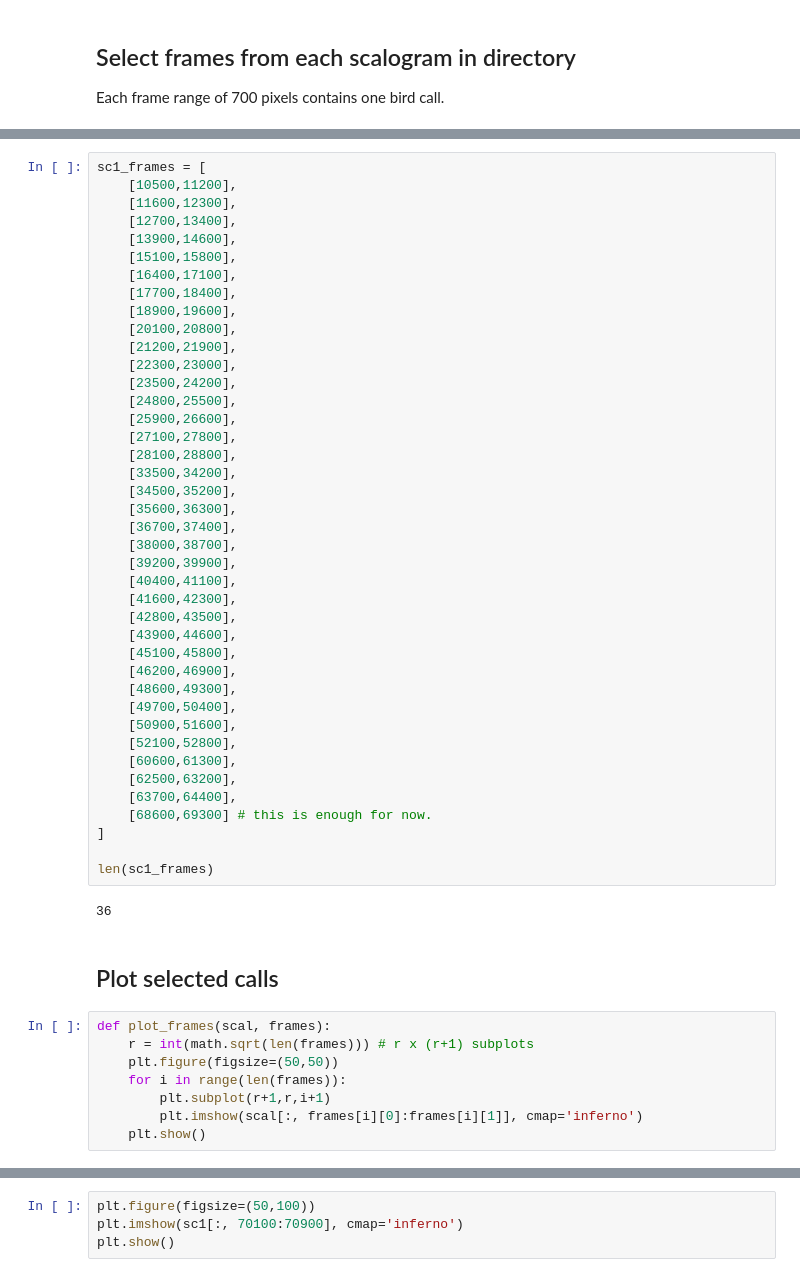
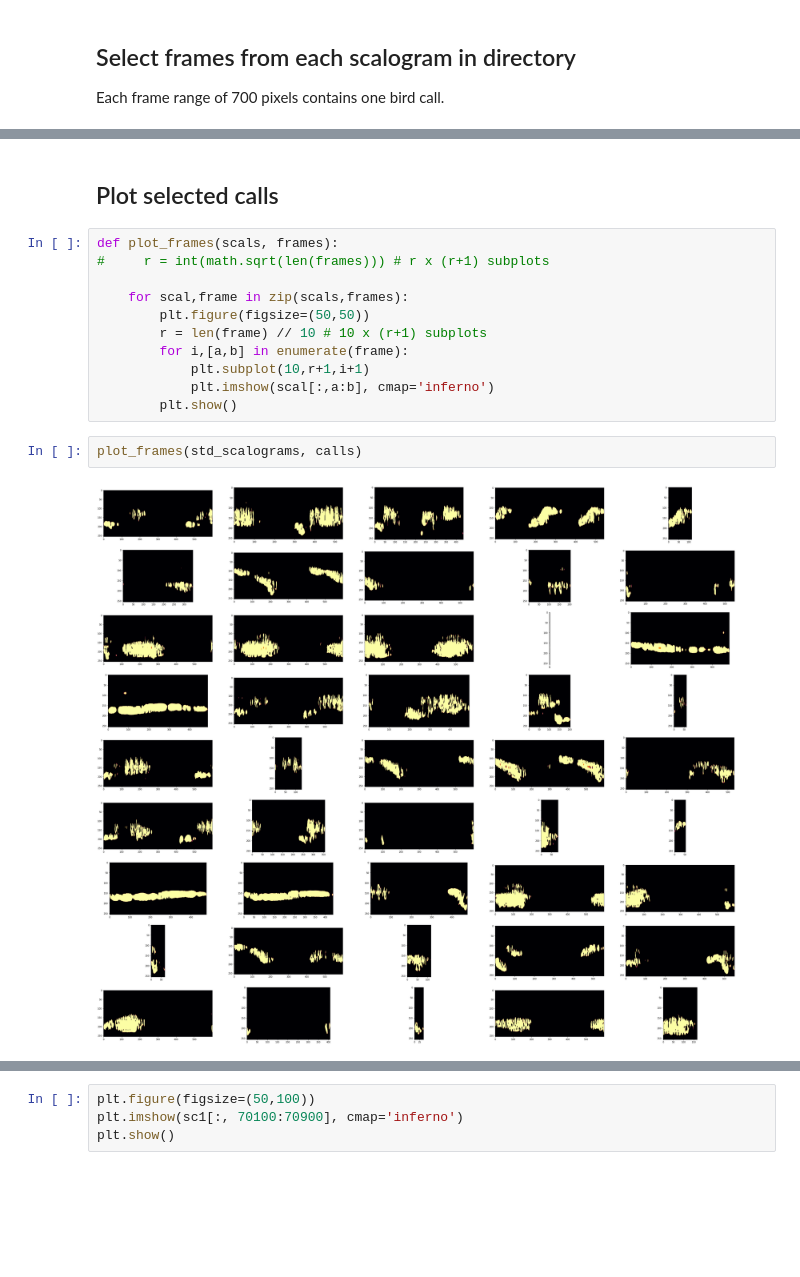
Before and after one commit to wsjung/ChirpGAN, a Jupyter notebook: birdgan.ipynb, the cells around one changed output, grey strips where cells are left out. Cells and saved outputs as stored; diff of their text form; blank space fills up the shorter version.

```diff
--- a/birdgan.ipynb
+++ b/birdgan.ipynb
@@ -128,53 +278,17 @@ len(sc0_frames)
-# %%
-sc1_frames = [
-    [10500,11200],
-    [11600,12300],
-    [12700,13400],
-    [13900,14600],
-    [15100,15800],
-    [16400,17100],
-    [17700,18400],
-    [18900,19600],
-    [20100,20800],
-    [21200,21900],
-    [22300,23000],
-    [23500,24200],
-    [24800,25500],
-    [25900,26600],
-    [27100,27800],
-    [28100,28800],
-    [33500,34200],
-    [34500,35200],
-    [35600,36300],
-    [36700,37400],
-    [38000,38700],
-    [39200,39900],
-    [40400,41100],
-    [41600,42300],
-    [42800,43500],
-    [43900,44600],
-    [45100,45800],
-    [46200,46900],
-    [48600,49300],
-    [49700,50400],
-    [50900,51600],
-    [52100,52800],
-    [60600,61300],
-    [62500,63200],
-    [63700,64400],
-    [68600,69300] # this is enough for now.
-]
-
-len(sc1_frames)
-# %% [output]
-36
 # %% [markdown]
 ## Plot selected calls
 # %%
-def plot_frames(scal, frames):
-    r = int(math.sqrt(len(frames))) # r x (r+1) subplots
-    plt.figure(figsize=(50,50))
-    for i in range(len(frames)):
-        plt.subplot(r+1,r,i+1)
-        plt.imshow(scal[:, frames[i][0]:frames[i][1]], cmap='inferno')
-    plt.show()
+def plot_frames(scals, frames):
+#     r = int(math.sqrt(len(frames))) # r x (r+1) subplots
+
+    for scal,frame in zip(scals,frames):
+        plt.figure(figsize=(50,50))
+        r = len(frame) // 10 # 10 x (r+1) subplots
+        for i,[a,b] in enumerate(frame):
+            plt.subplot(10,r+1,i+1)
+            plt.imshow(scal[:,a:b], cmap='inferno')
+        plt.show()
+# %%
+plot_frames(std_scalograms, calls)
+# %% [output]
+[figure, added]
```
Also changed, not shown: parts of 36 cells of this notebook, 10 other files.
